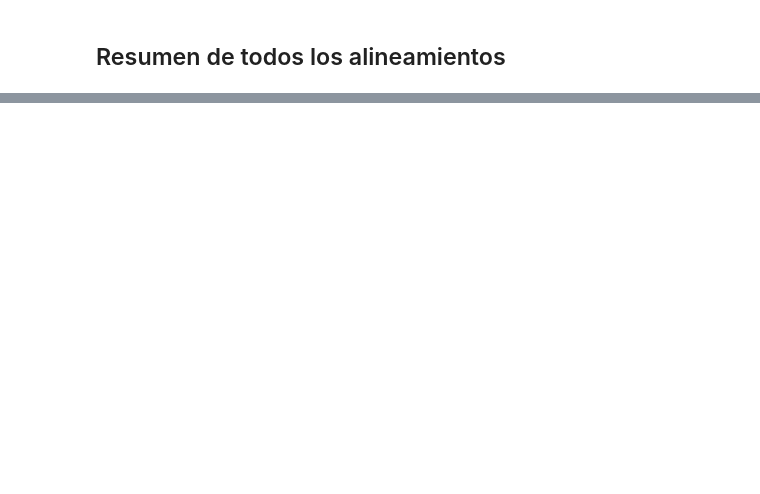
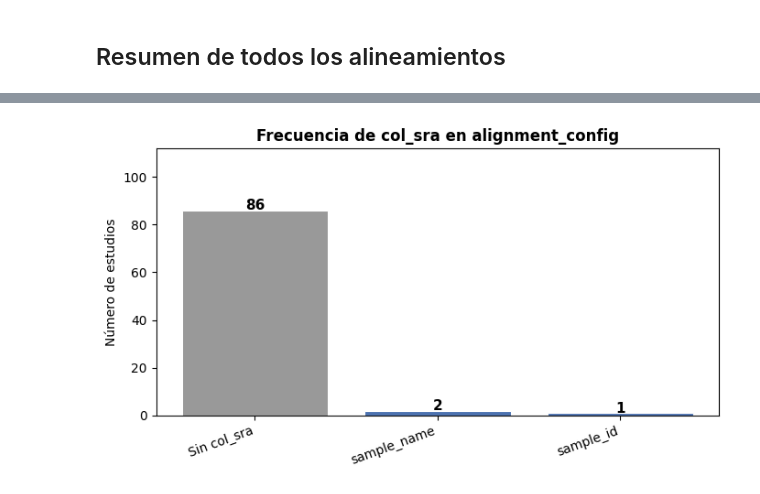
Before and after one commit to dagudelo30/diet_project, a Jupyter notebook: llm_alignment_pipeline.ipynb, the cells around one changed output, grey strips where cells are left out. Drawn from its saved outputs; the diff is of its cells as text; code cells hidden in the pictures; blank space fills up the shorter version.

```diff
--- a/llm_alignment_pipeline.ipynb
+++ b/llm_alignment_pipeline.ipynb
@@ -764,0 +737,26 @@ else:
+# %%
+from collections import Counter
+import matplotlib.pyplot as plt
+
+# Extraer col_sra (los None se agrupan como "Sin col_sra")
+col_sra_values = [r.get("col_sra") or "Sin col_sra" for r in rows]
+
+counts = Counter(col_sra_values)
+labels, values = zip(*counts.most_common())
+
+fig, ax = plt.subplots(figsize=(7, 4))
+bars = ax.bar(labels, values, color=["#4C72B0" if l != "Sin col_sra" else "#999" for l in labels],
+              edgecolor="white", linewidth=0.8)
+
+for bar, val in zip(bars, values):
+    ax.text(bar.get_x() + bar.get_width()/2, bar.get_height() + 0.15,
+            str(val), ha="center", fontweight="bold", fontsize=11)
+
+ax.set_ylabel("Número de estudios")
+ax.set_title("Frecuencia de col_sra en alignment_config", fontweight="bold")
+ax.set_ylim(0, max(values) * 1.3)
+plt.xticks(rotation=20, ha="right")
+plt.tight_layout()
+plt.show()
+# %% [output]
+[figure, added]
```
Also changed, not shown: parts of 10 cells of this notebook, 2 other files.
